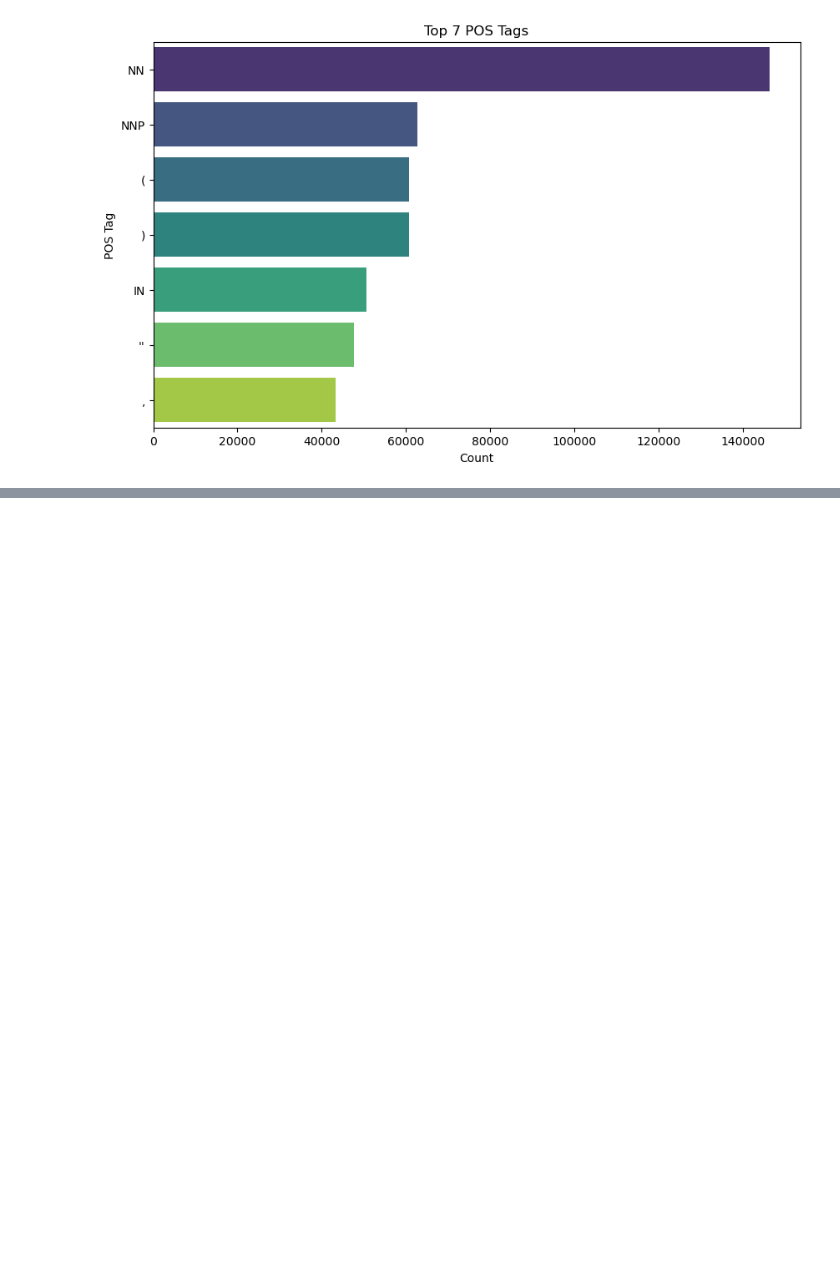
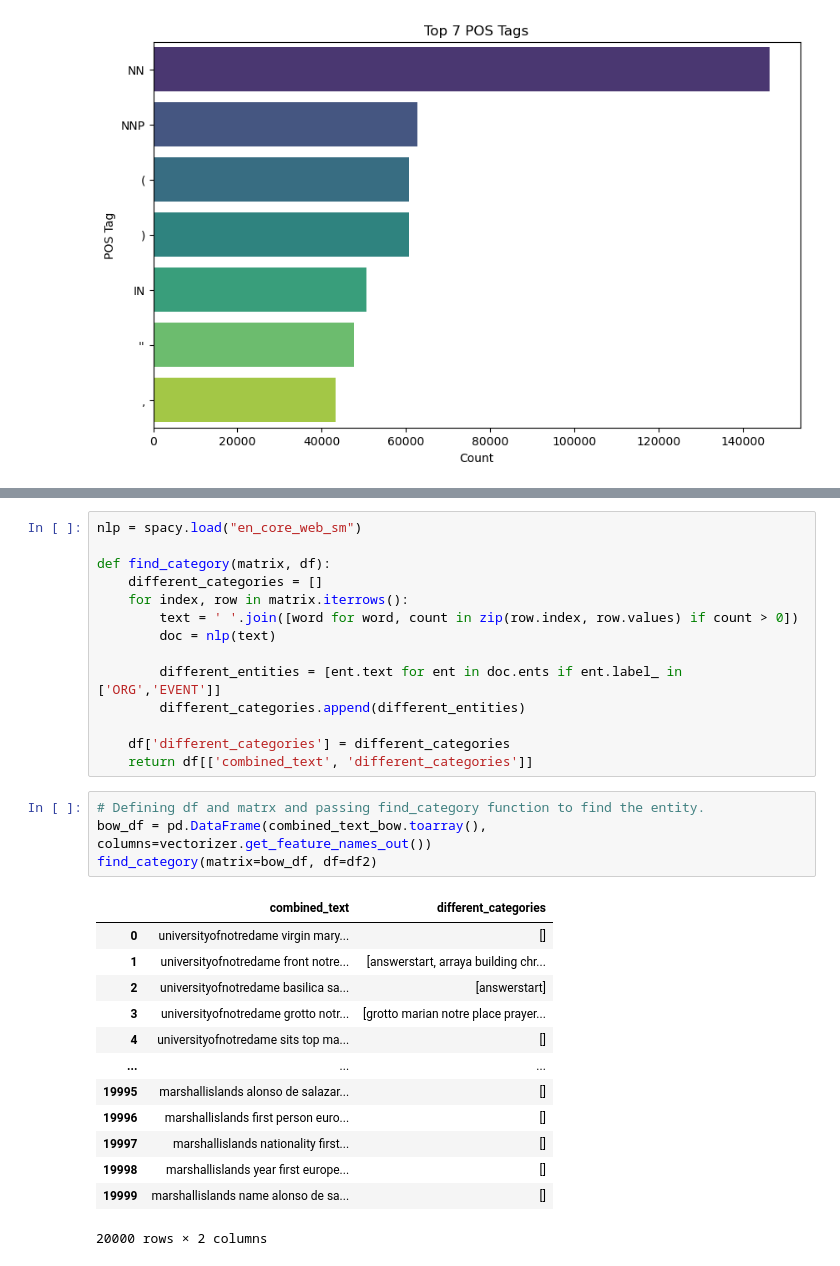
Before and after one commit to Ajabhisek/capstone-project-chat-with-pdf, a Jupyter notebook: COGNITIVE_QUESTION_ANSWERING_EDA.ipynb, the cells around one changed output, grey strips where cells are left out. Cells and saved outputs as stored; diff of their text form; blank space fills up the shorter version.

```diff
--- a/COGNITIVE_QUESTION_ANSWERING_EDA.ipynb
+++ b/COGNITIVE_QUESTION_ANSWERING_EDA.ipynb
@@ -498,0 +588,32 @@ else:
+# %%
+nlp = spacy.load("en_core_web_sm")
+
+def find_category(matrix, df):
+    different_categories = []
+    for index, row in matrix.iterrows():
+        text = ' '.join([word for word, count in zip(row.index, row.values) if count > 0])
+        doc = nlp(text)
+
+        different_entities = [ent.text for ent in doc.ents if ent.label_ in ['ORG','EVENT']]
+        different_categories.append(different_entities)
+
+    df['different_categories'] = different_categories
+    return df[['combined_text', 'different_categories']]
+# %%
+# Defining df and matrx and passing find_category function to find the entity.
+bow_df = pd.DataFrame(combined_text_bow.toarray(), columns=vectorizer.get_feature_names_out())
+find_category(matrix=bow_df, df=df2)
+# %% [output]
+|  | combined_text | different_categories |
+| 0 | universityofnotredame virgin mary... | [] |
+| 1 | universityofnotredame front notre... | [answerstart, arraya building chr... |
+| 2 | universityofnotredame basilica sa... | [answerstart] |
+| 3 | universityofnotredame grotto notr... | [grotto marian notre place prayer... |
+| 4 | universityofnotredame sits top ma... | [] |
+| ... | ... | ... |
+| 19995 | marshallislands alonso de salazar... | [] |
+| 19996 | marshallislands first person euro... | [] |
+| 19997 | marshallislands nationality first... | [] |
+| 19998 | marshallislands year first europe... | [] |
+| 19999 | marshallislands name alonso de sa... | [] |
+20000 rows × 2 columns
```
Also changed, not shown: parts of 23 cells of this notebook.
